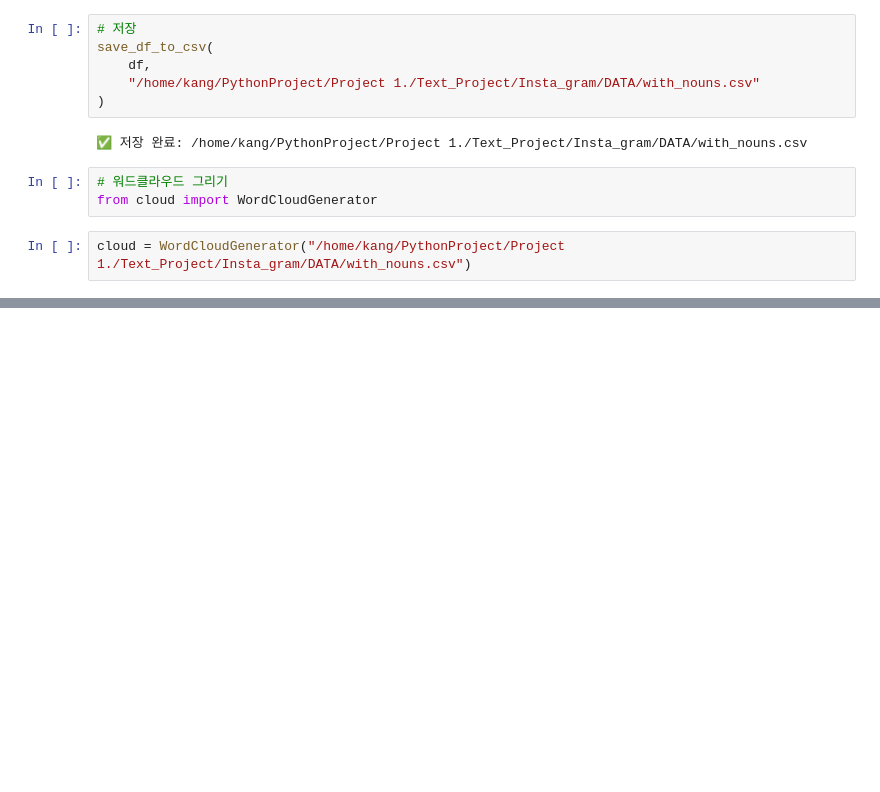
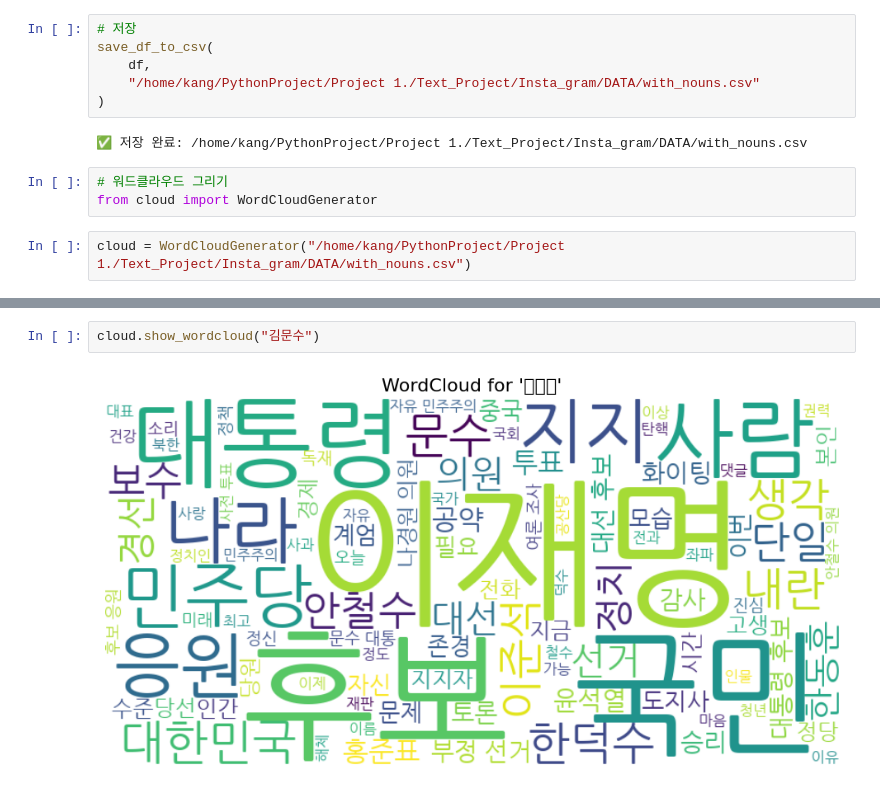
Before and after one commit to Bambamsong/Text_Project, a Jupyter notebook: Insta_gram/anlayze/main.ipynb, the cells around one changed output, grey strips where cells are left out. Cells and saved outputs as stored; diff of their text form; blank space fills up the shorter version.

```diff
--- a/Insta_gram/anlayze/main.ipynb
+++ b/Insta_gram/anlayze/main.ipynb
@@ -23,0 +26,4 @@ cloud.show_wordcloud("이재명")
+# %%
+cloud.show_wordcloud("김문수")
+# %% [output]
+[figure, added]
```
Also changed, not shown: parts of 4 cells of this notebook, 4 other files.
